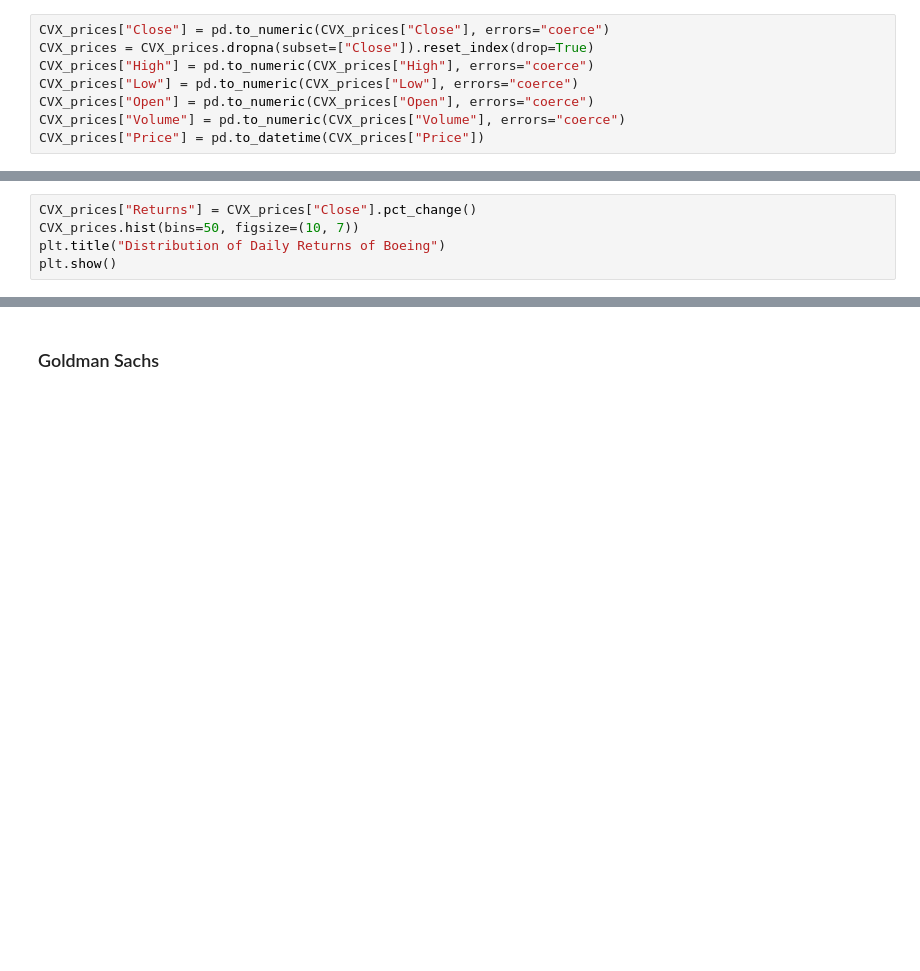
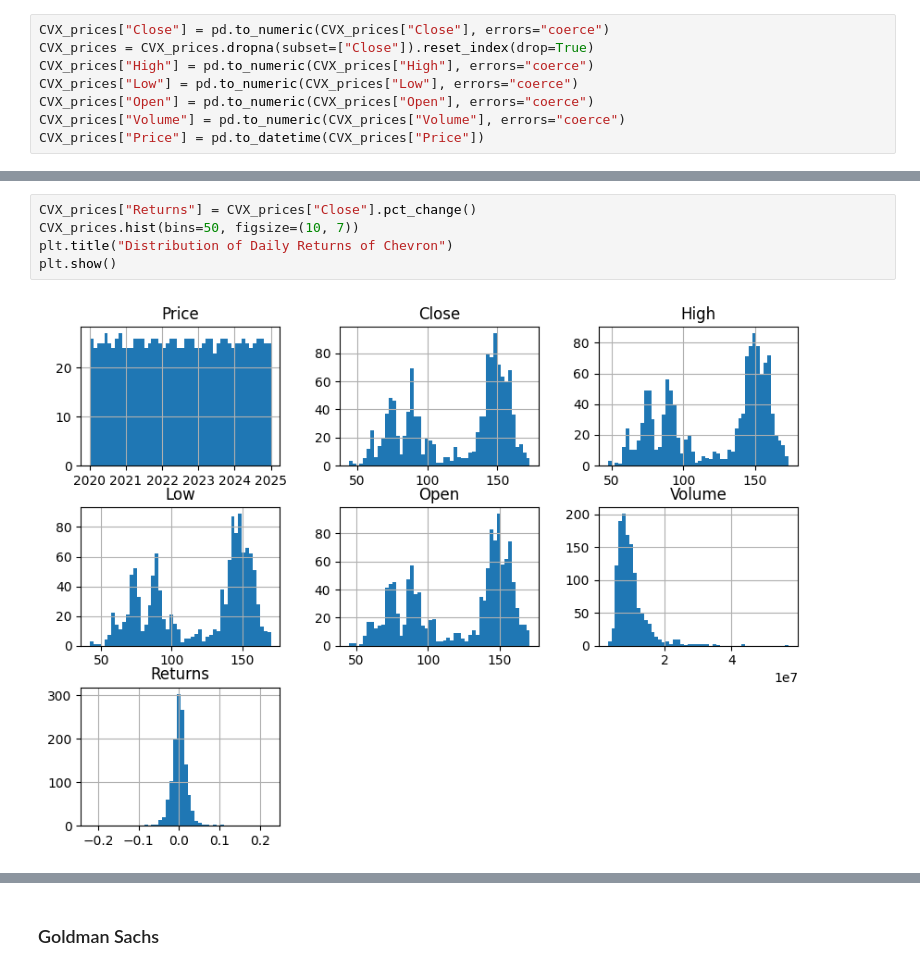
Before and after one commit to adhfmz8/stock-price-prediction, a Jupyter notebook: notebooks/01_data_exploration.ipynb, the cells around one changed output, grey strips where cells are left out. Cells and saved outputs as stored; diff of their text form; blank space fills up the shorter version.

```diff
--- a/notebooks/01_data_exploration.ipynb
+++ b/notebooks/01_data_exploration.ipynb
@@ -343,8 +982,10 @@ plt.show()
 # %%
 CVX_prices["Returns"] = CVX_prices["Close"].pct_change()
 CVX_prices.hist(bins=50, figsize=(10, 7))
-plt.title("Distribution of Daily Returns of Boeing")
+plt.title("Distribution of Daily Returns of Chevron")
 plt.show()
+# %% [output]
+[figure, added]
 # %%
 CVX_prices["Volume"].plot(kind="hist", bins=50, figsize=(10, 5))
 plt.title("Trading Volume Distribution")
```
Also changed, not shown: parts of 222 cells of this notebook, 3 other files.
